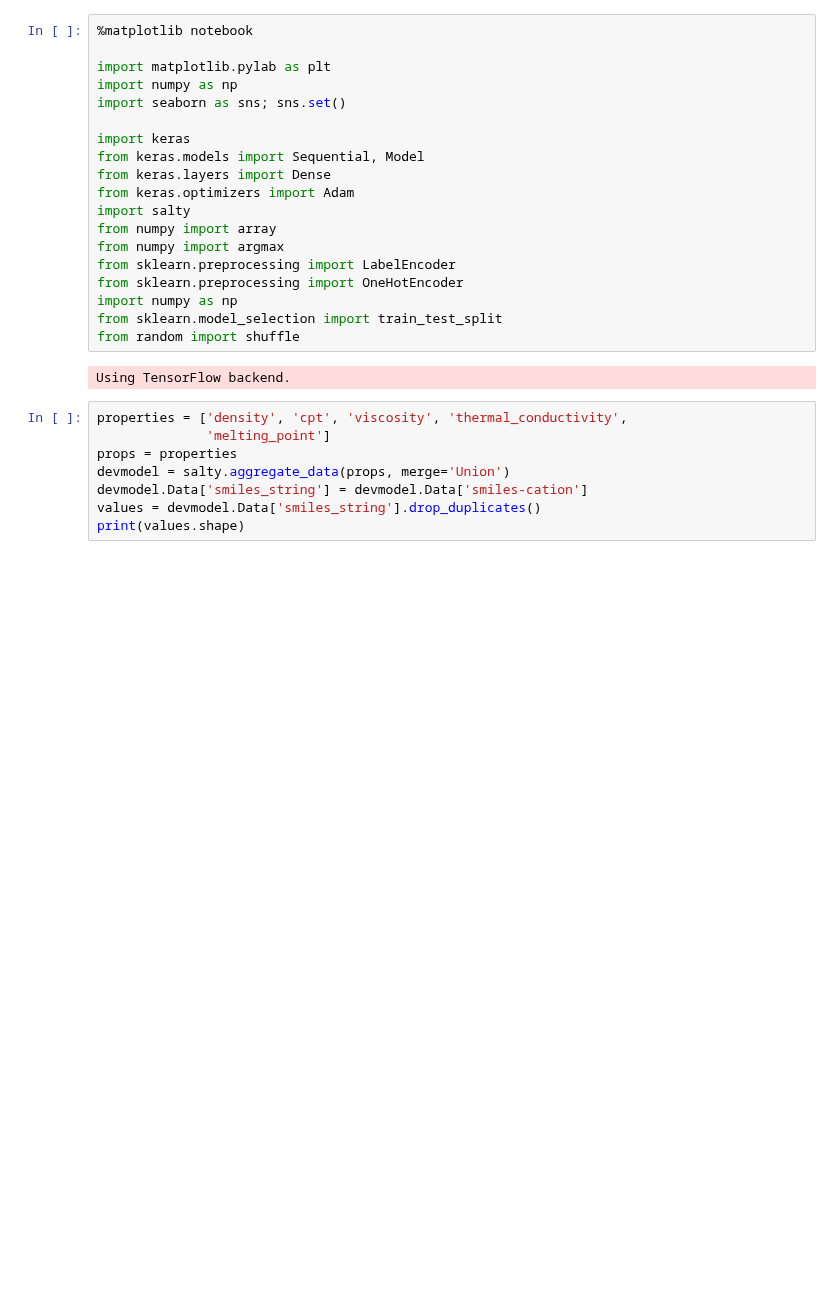
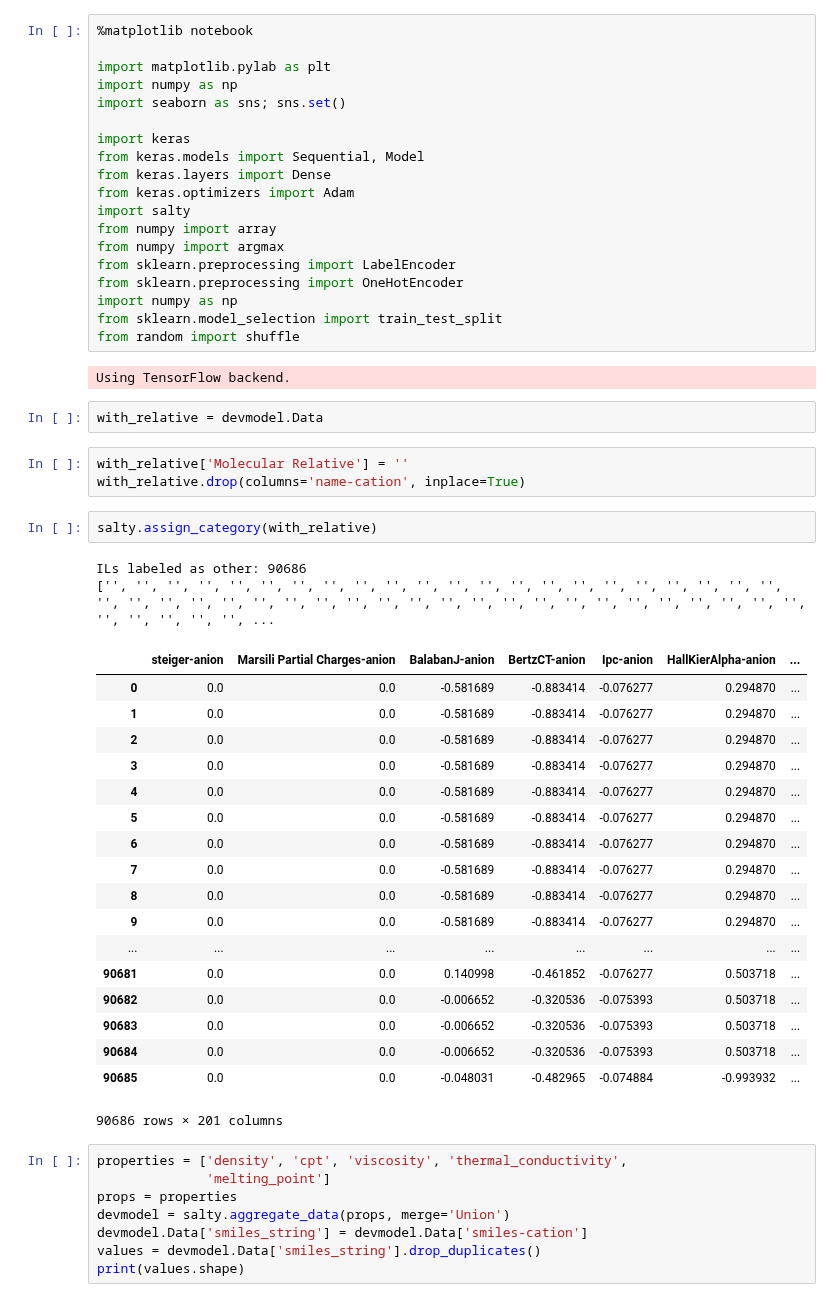
Before and after one commit to wesleybeckner/salty, a Jupyter notebook: scripts/vae/wes_vae_two.ipynb, the cells around one changed output. Cells and saved outputs as stored; diff of their text form; blank space fills up the shorter version.

```diff
--- a/scripts/vae/wes_vae_two.ipynb
+++ b/scripts/vae/wes_vae_two.ipynb
@@ -19,6 +19,34 @@ from sklearn.model_selection import train_test_split
 from random import shuffle
 # %% [output]
 Using TensorFlow backend.
+# %%
+with_relative = devmodel.Data
+# %%
+with_relative['Molecular Relative'] = ''
+with_relative.drop(columns='name-cation', inplace=True)
+# %%
+salty.assign_category(with_relative)
+# %% [output]
+ILs labeled as other: 90686
+['', '', '', '', '', '', '', '', '', '', '', '', '', '', '', '', '', '', '', '', '', '', '', '', '', '', '', '', '', '', '', '', '', '', '', '', '', '', '', '', '', '', '', '', '', '', '', '', '', '', ...
+|  | steiger-anion | Marsili Partial Charges-anion | BalabanJ-anion | BertzCT-anion | Ipc-anion | HallKierAlpha-anion | ... |
+| 0 | 0.0 | 0.0 | -0.581689 | -0.883414 | -0.076277 | 0.294870 | ... |
+| 1 | 0.0 | 0.0 | -0.581689 | -0.883414 | -0.076277 | 0.294870 | ... |
+| 2 | 0.0 | 0.0 | -0.581689 | -0.883414 | -0.076277 | 0.294870 | ... |
+| 3 | 0.0 | 0.0 | -0.581689 | -0.883414 | -0.076277 | 0.294870 | ... |
+| 4 | 0.0 | 0.0 | -0.581689 | -0.883414 | -0.076277 | 0.294870 | ... |
+| 5 | 0.0 | 0.0 | -0.581689 | -0.883414 | -0.076277 | 0.294870 | ... |
+| 6 | 0.0 | 0.0 | -0.581689 | -0.883414 | -0.076277 | 0.294870 | ... |
+| 7 | 0.0 | 0.0 | -0.581689 | -0.883414 | -0.076277 | 0.294870 | ... |
+| 8 | 0.0 | 0.0 | -0.581689 | -0.883414 | -0.076277 | 0.294870 | ... |
+| 9 | 0.0 | 0.0 | -0.581689 | -0.883414 | -0.076277 | 0.294870 | ... |
+| ... | ... | ... | ... | ... | ... | ... | ... |
+| 90681 | 0.0 | 0.0 | 0.140998 | -0.461852 | -0.076277 | 0.503718 | ... |
+| 90682 | 0.0 | 0.0 | -0.006652 | -0.320536 | -0.075393 | 0.503718 | ... |
+| 90683 | 0.0 | 0.0 | -0.006652 | -0.320536 | -0.075393 | 0.503718 | ... |
+| 90684 | 0.0 | 0.0 | -0.006652 | -0.320536 | -0.075393 | 0.503718 | ... |
+| 90685 | 0.0 | 0.0 | -0.048031 | -0.482965 | -0.074884 | -0.993932 | ... |
+90686 rows × 201 columns
 # %%
 properties = ['density', 'cpt', 'viscosity', 'thermal_conductivity',
               'melting_point']
```
Also changed, not shown: 2 other files.
